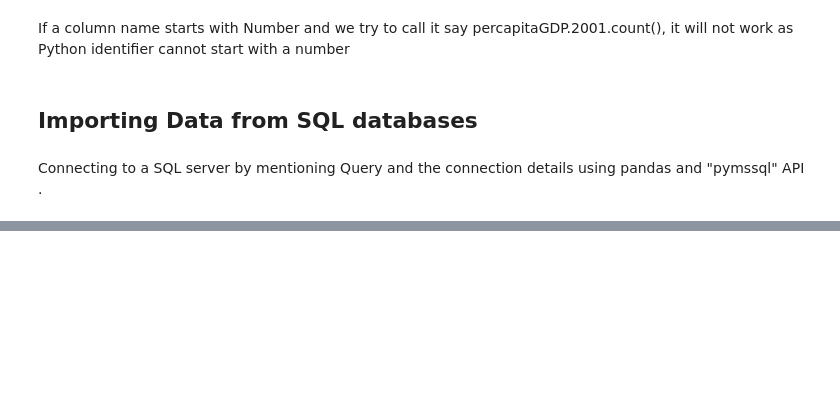
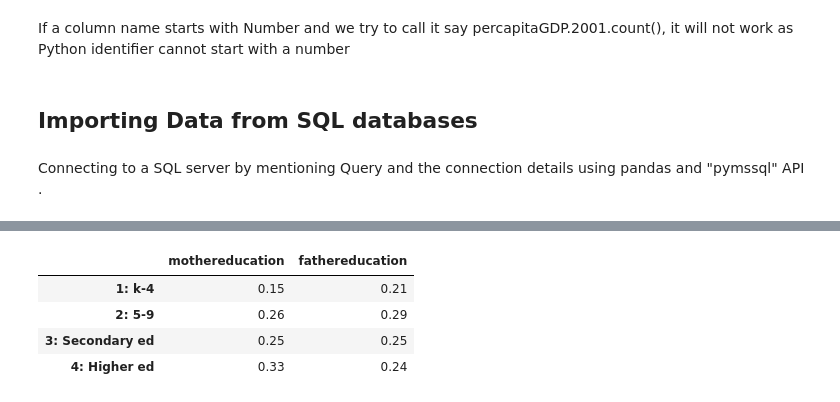
Before and after one commit to jamithireddy/python_data_cleaning, a Jupyter notebook: Python_Data_Cleaning_Cookbook.ipynb, the cells around one changed output, grey strips where cells are left out. Drawn from its saved outputs; the diff is of its cells as text; code cells hidden in the pictures; blank space fills up the shorter version.

```diff
--- a/Python_Data_Cleaning_Cookbook.ipynb
+++ b/Python_Data_Cleaning_Cookbook.ipynb
@@ -302,0 +386,8 @@ studentmath.head()
+# %%
+studentmath[['mothereducation','fathereducation']].apply(pd.Series.value_counts,sort=False,normalize=True)
+# %% [output]
+|  | mothereducation | fathereducation |
+| 1: k-4 | 0.15 | 0.21 |
+| 2: 5-9 | 0.26 | 0.29 |
+| 3: Secondary ed | 0.25 | 0.25 |
+| 4: Higher ed | 0.33 | 0.24 |
```
Also changed, not shown: parts of 9 cells of this notebook.
